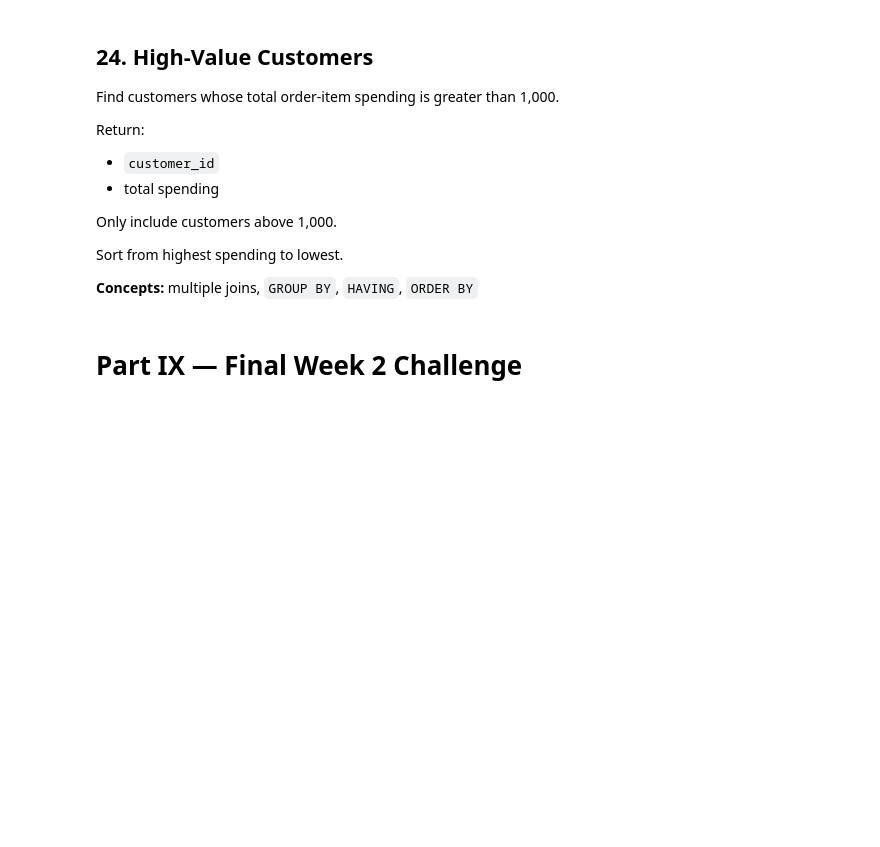
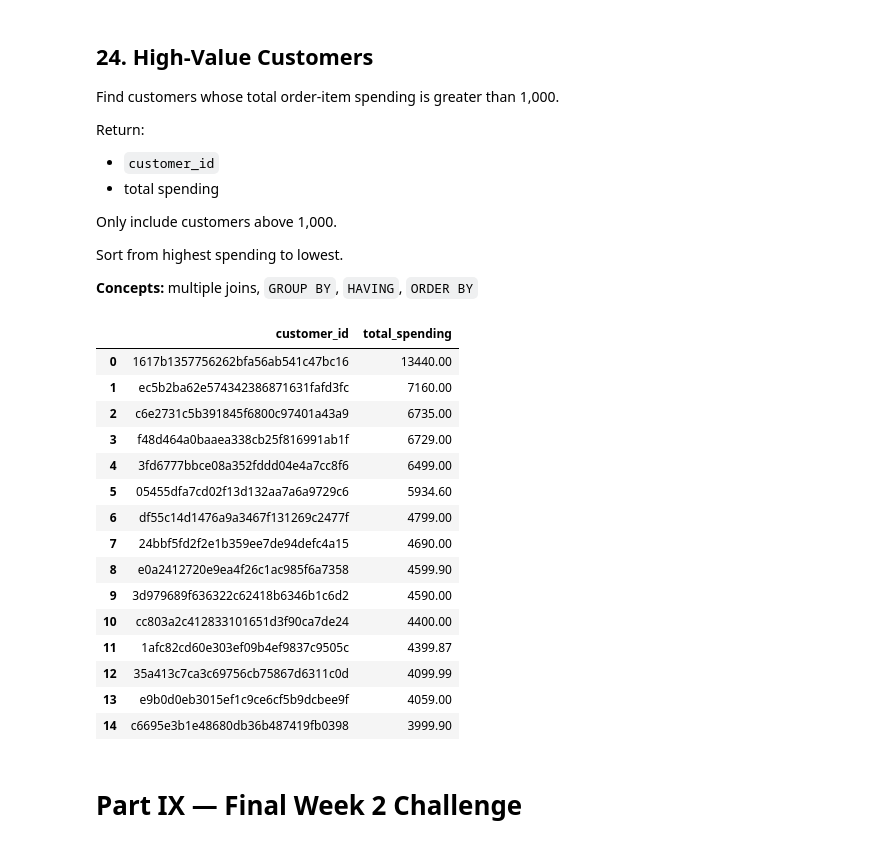
Before and after one commit to Thomasayanfeoluwa/2026-Python-Training-Class---Tutorial-For-Beginners, a Jupyter notebook: OLISTs/exercises_solutions/olists_exercises.ipynb, the cells around one changed output. Saved outputs shown, nothing was run; the diff lists cells and outputs as text; code cells hidden in the pictures; blank space fills up the shorter version.

Commit message:
HIGH VALUE CUSTOMERS/MULTIPLE JOIN

```diff
--- a/OLISTs/exercises_solutions/olists_exercises.ipynb
+++ b/OLISTs/exercises_solutions/olists_exercises.ipynb
@@ -1272,3 +1265,35 @@ pd.read_sql_query(query, conn)
+# %%
+run_sql("""
+    SELECT
+        c.customer_id,
+        SUM(oi.price) AS total_spending
+    FROM customers AS c
+    INNER JOIN orders AS o
+        ON c.customer_id = o.customer_id
+    INNER JOIN order_items AS oi
+        ON o.order_id = oi.order_id
+    GROUP BY c.customer_id
+    HAVING SUM(oi.price) > 1000
+    ORDER BY total_spending DESC
+    LIMIT 15
+""")
+# %% [output]
+|  | customer_id | total_spending |
+| 0 | 1617b1357756262bfa56ab541c47bc16 | 13440.00 |
+| 1 | ec5b2ba62e574342386871631fafd3fc | 7160.00 |
+| 2 | c6e2731c5b391845f6800c97401a43a9 | 6735.00 |
+| 3 | f48d464a0baaea338cb25f816991ab1f | 6729.00 |
+| 4 | 3fd6777bbce08a352fddd04e4a7cc8f6 | 6499.00 |
+| 5 | 05455dfa7cd02f13d132aa7a6a9729c6 | 5934.60 |
+| 6 | df55c14d1476a9a3467f131269c2477f | 4799.00 |
+| 7 | 24bbf5fd2f2e1b359ee7de94defc4a15 | 4690.00 |
+| 8 | e0a2412720e9ea4f26c1ac985f6a7358 | 4599.90 |
+| 9 | 3d979689f636322c62418b6346b1c6d2 | 4590.00 |
+| 10 | cc803a2c412833101651d3f90ca7de24 | 4400.00 |
+| 11 | 1afc82cd60e303ef09b4ef9837c9505c | 4399.87 |
+| 12 | 35a413c7ca3c69756cb75867d6311c0d | 4099.99 |
+| 13 | e9b0d0eb3015ef1c9ce6cf5b9dcbee9f | 4059.00 |
+| 14 | c6695e3b1e48680db36b487419fb0398 | 3999.90 |
 # %% [markdown]
 # Part IX — Final Week 2 Challenge
 # %% [markdown]
```
Also changed, not shown: parts of 2 cells of this notebook.
